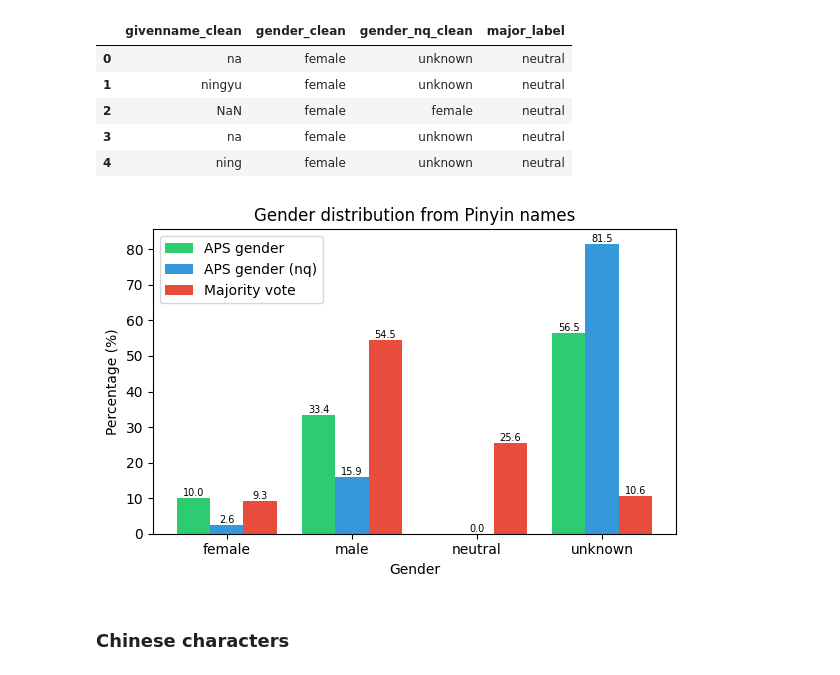
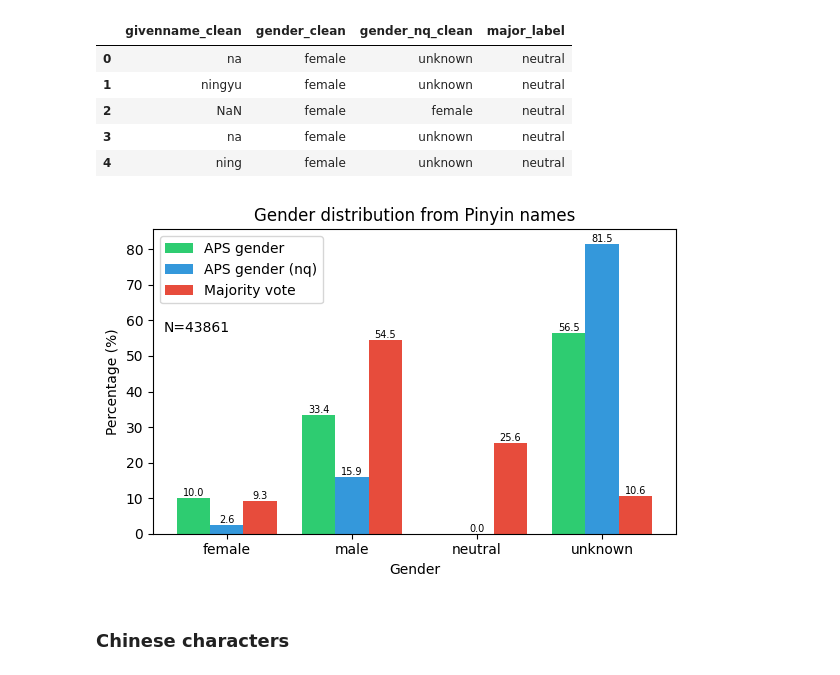
Before and after one commit to CSHVienna/chinese-names-gender, a Jupyter notebook: code/notebooks/dev/_aps_validation.ipynb, the cells around one changed output. Saved outputs shown, nothing was run; the diff lists cells and outputs as text; code cells hidden in the pictures.

Commit message:
addint N in plots

```diff
--- a/code/notebooks/dev/_aps_validation.ipynb
+++ b/code/notebooks/dev/_aps_validation.ipynb
@@ -47,6 +48,7 @@ def plot_gender_comparison(
     legend_kwargs=None,
     title=None,
     figsize=(6, 4),
+    n_annotation_kwargs=None,
     **plot_kwargs,
 ):
     """
@@ -77,6 +79,9 @@ def plot_gender_comparison(
         Axes title.
     figsize : tuple, default (6, 4)
         Figure size.
+    n_annotation_kwargs : dict, optional
+        Passed to ax.text() for the "N=<count>" annotation (e.g. fontsize, transform, x, y, va, ha).
+        Default places it in the top-left in axes coordinates.
     **plot_kwargs
         Additional kwargs passed to plt.subplots() (e.g. constrained_layout=True).
 
@@ -90,6 +95,7 @@ def plot_gender_comparison(
     method_labels = method_labels or {}
     annotate_kwargs = dict(annotate_kwargs or {})
     legend_kwargs = dict(legend_kwargs or {})
+    n_annotation_kwargs = dict(n_annotation_kwargs or {})
     colors = colors or ["#2ecc71", "#3498db", "#e74c3c"]
     xlabel_order = xlabel_order or ["female", "male", "neutral", "unknown"]
 
@@ -137,6 +143,10 @@ def plot_gender_comparison(
     if title is not None:
         ax.set_title(title)
     ax.legend(**legend_kwargs)
+    n_records = len(df)
+    default_n_kw = {"transform": ax.transAxes, "x": 0.02, "y": 0.98, "va": "top", "ha": "left", "fontsize": 9}
+    default_n_kw.update(n_annotation_kwargs)
+    ax.text(s=f"N={n_records}", **default_n_kw)
     ax.autoscale(axis="y")
     plt.tight_layout()
     return fig, ax
@@ -411,22 +421,23 @@ data_gender_pinyin[pinyin_cols].head(5)
 # %%
 fig, ax = plot_gender_comparison(
     data_gender_pinyin,
     method_order=["gender_clean", "gender_nq_clean", "major_label"],
     method_labels={
         "gender_clean": "APS gender",
         "gender_nq_clean": "APS gender (nq)",
         "major_label": "Majority vote",
     },
     xlabel_order=["female", "male", "neutral", "unknown"],
     use_percentages=True,
     annotate_bars=True,
     annotate_kwargs={"fontsize": 7, "ha": "center", "va": "bottom"},
     legend_kwargs={"loc": "upper left"},
     title="Gender distribution from Pinyin names",
+    n_annotation_kwargs={"fontsize": 10, "x": 0.02, "y":0.7, "ha": "left"}
 )
 plt.show()
 # %% [output]
-[figure, old version]
+[figure, new version]
 # %% [markdown]
 ### Chinese characters
 # %%
```
Also changed, not shown: parts of 2 cells of this notebook.
